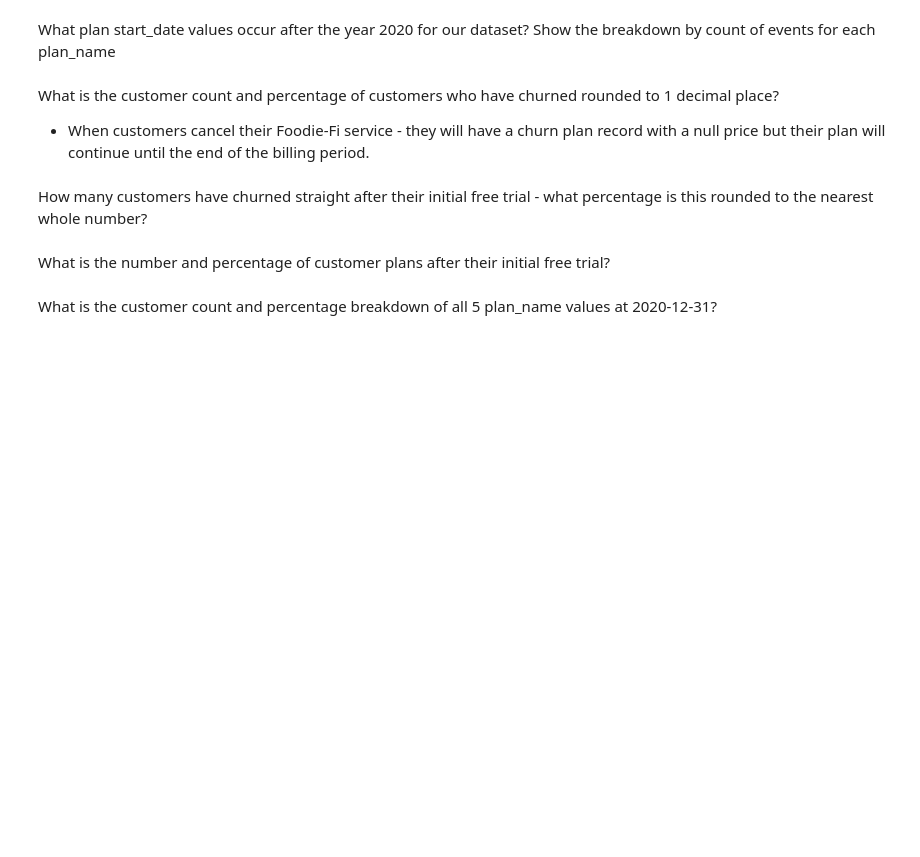
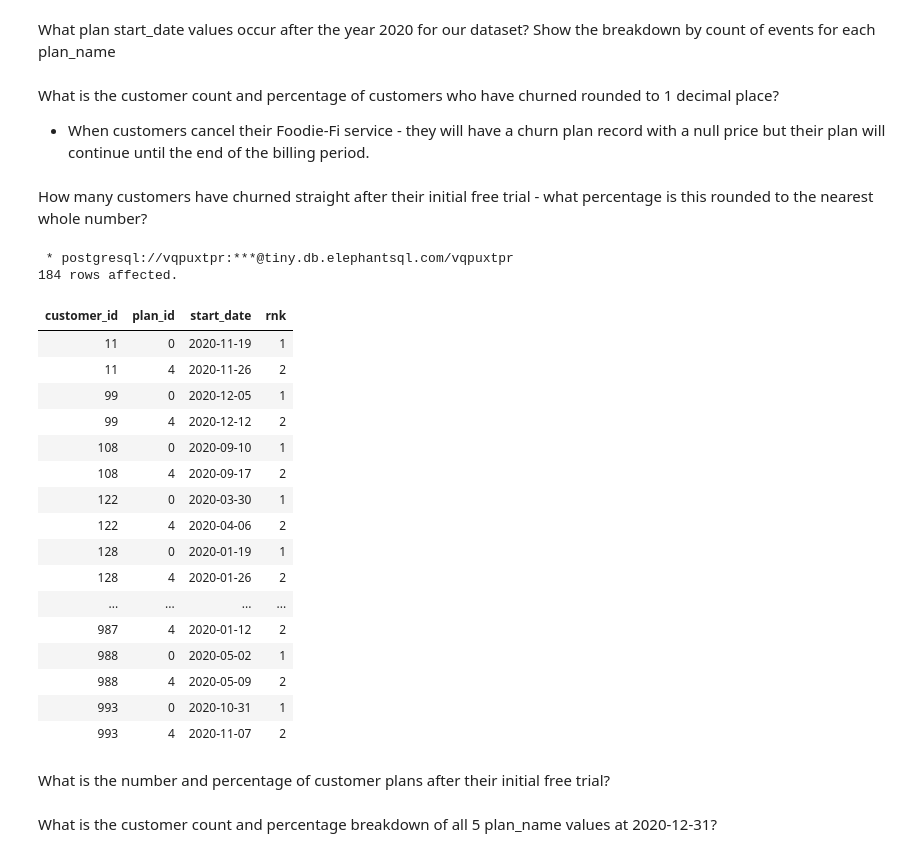
Before and after one commit to ishank296/8weekssqlchallenge, a Jupyter notebook: case_study_03.ipynb, the cells around one changed output. Drawn from its saved outputs; the diff is of its cells as text; code cells hidden in the pictures; blank space fills up the shorter version.

```diff
--- a/case_study_03.ipynb
+++ b/case_study_03.ipynb
@@ -2749,6 +2749,40 @@ What is the customer count and percentage of customers who have churned rounded
 -  When customers cancel their Foodie-Fi service - they will have a churn plan record with a null price but their plan will continue until the end of the billing period.
 # %% [markdown]
 How many customers have churned straight after their initial free trial - what percentage is this rounded to the nearest whole number?
+# %%
+%%sql
+with not_trial_churned_customers as
+(
+select distinct customer_id
+from
+subscriptions where
+plan_id not in (select plan_id from plans where plan_name in ('churn','trial'))
+order by customer_id
+)
+select s.customer_id,s.plan_id ,s.start_date,row_number()
+over(partition by s.customer_id order by s.start_date) as rnk
+from subscriptions s
+where customer_id not in (select customer_id from not_trial_churned_customers)
+# %% [output]
+ * postgresql://vqpuxtpr:***@tiny.db.elephantsql.com/vqpuxtpr
+184 rows affected.
+| customer_id | plan_id | start_date | rnk |
+| 11 | 0 | 2020-11-19 | 1 |
+| 11 | 4 | 2020-11-26 | 2 |
+| 99 | 0 | 2020-12-05 | 1 |
+| 99 | 4 | 2020-12-12 | 2 |
+| 108 | 0 | 2020-09-10 | 1 |
+| 108 | 4 | 2020-09-17 | 2 |
+| 122 | 0 | 2020-03-30 | 1 |
+| 122 | 4 | 2020-04-06 | 2 |
+| 128 | 0 | 2020-01-19 | 1 |
+| 128 | 4 | 2020-01-26 | 2 |
+| ... | ... | ... | ... |
+| 987 | 4 | 2020-01-12 | 2 |
+| 988 | 0 | 2020-05-02 | 1 |
+| 988 | 4 | 2020-05-09 | 2 |
+| 993 | 0 | 2020-10-31 | 1 |
+| 993 | 4 | 2020-11-07 | 2 |
 # %% [markdown]
 What is the number and percentage of customer plans after their initial free trial?
 # %% [markdown]
```
Also changed, not shown: parts of 1 cell of this notebook.
